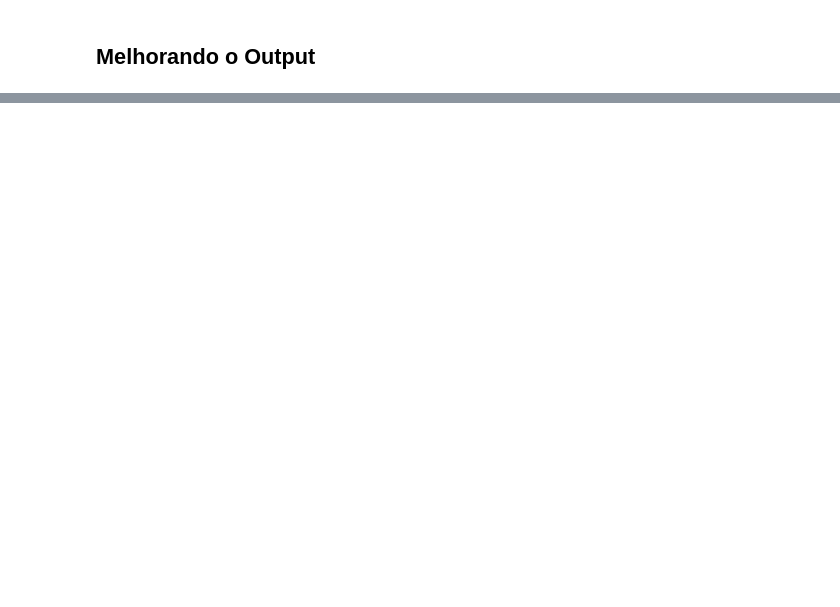
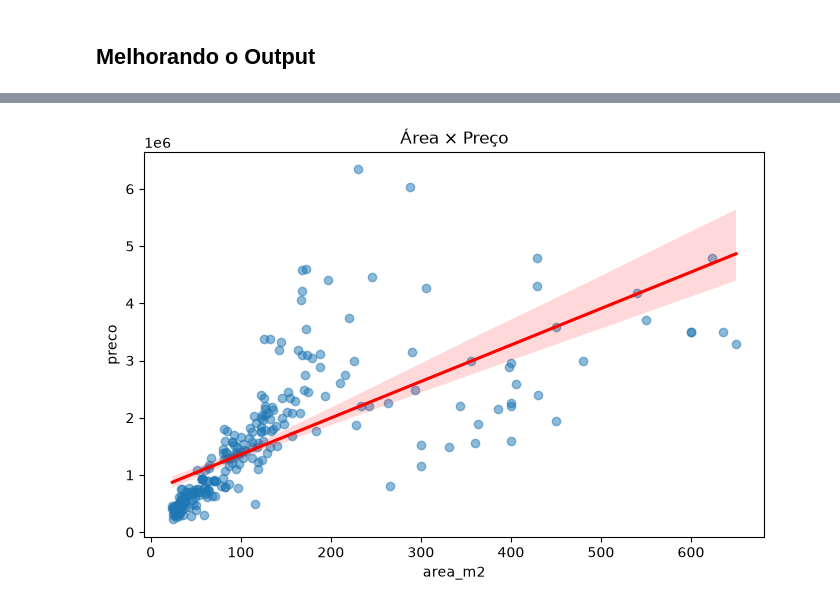
Before and after one commit to bingxyi/WebScraping-RLS-RLM, a Jupyter notebook: 02_limpeza_eda.ipynb, the cells around one changed output, grey strips where cells are left out. Cells and saved outputs as stored; diff of their text form; code cells hidden in the pictures; blank space fills up the shorter version.

```diff
--- a/02_limpeza_eda.ipynb
+++ b/02_limpeza_eda.ipynb
@@ -403,0 +290,8 @@ Resposta com os números da coleta de **27/09/2026** (642 imóveis após a limpe
+# %%
+plt.figure(figsize=(8, 5))
+sns.regplot(data=df, x="area_m2", y="preco", scatter_kws={"alpha": 0.5}, line_kws={"color": "red"})
+plt.title("Área × Preço")
+plt.savefig("figs/scatter_area_preco.png", dpi=150)
+plt.show()
+# %% [output]
+[figure, added]
```
Also changed, not shown: parts of 48 cells of this notebook, 13 other files.
